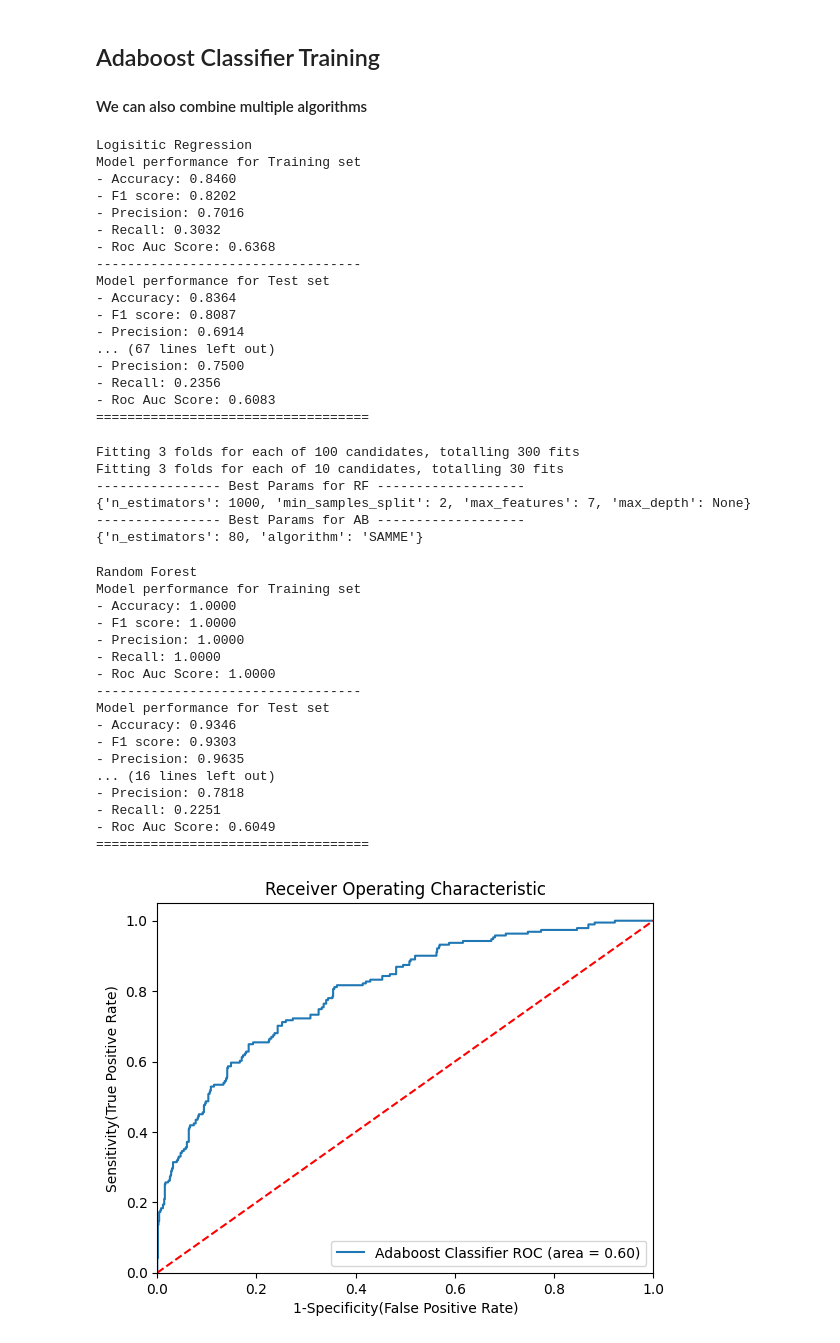
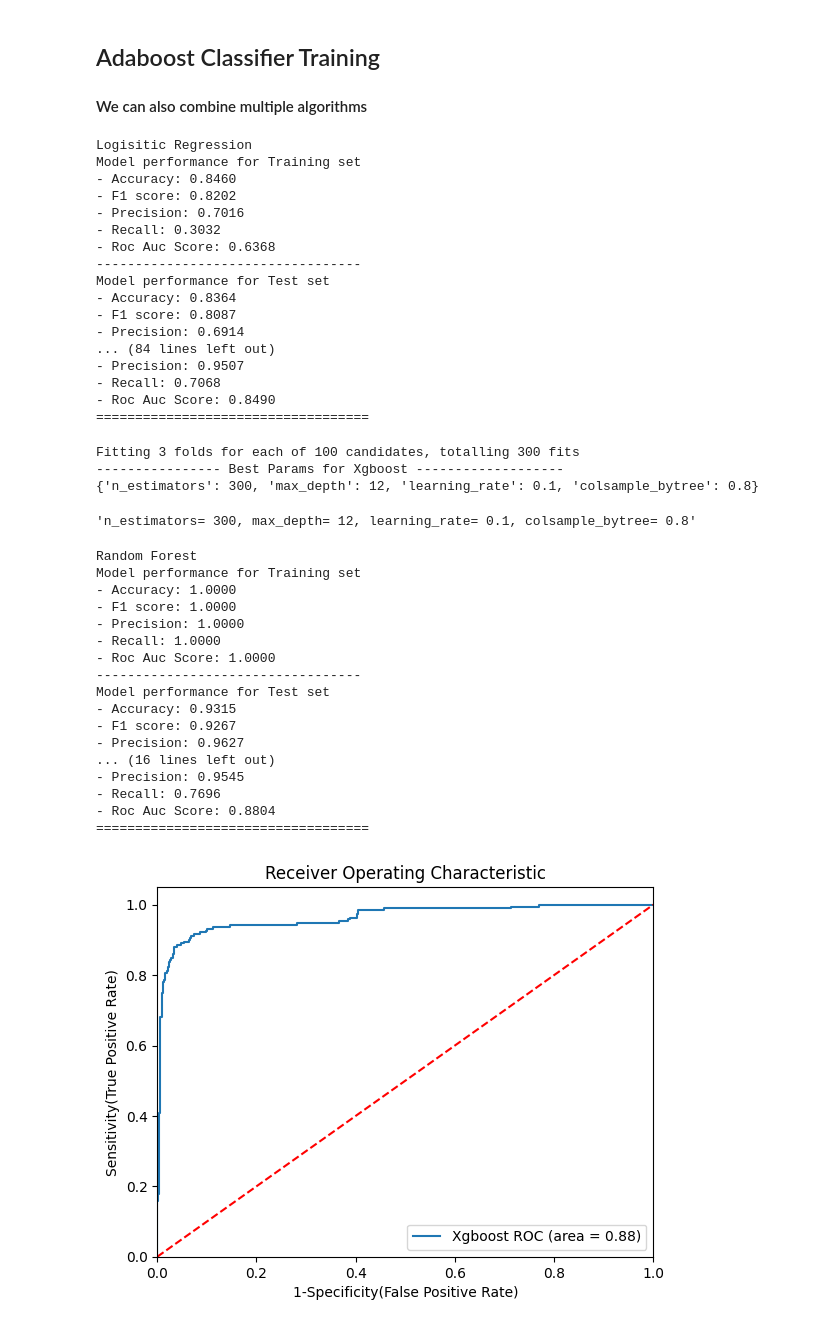
Before and after one commit to SEAFARI/ml, a Jupyter notebook: XgBoost/Classification/Holiday_package_prediction.ipynb, the cells around one changed output. Saved outputs shown, nothing was run; the diff lists cells and outputs as text; code cells hidden in the pictures.

Commit message:
Add Xgboost classifier implementation

```diff
--- a/XgBoost/Classification/Holiday_package_prediction.ipynb
+++ b/XgBoost/Classification/Holiday_package_prediction.ipynb
@@ -304,7 +311,8 @@ models={
     "Decision Tree":DecisionTreeClassifier(),
     "Random Forest":RandomForestClassifier(),
     "Gradient Boost":GradientBoostingClassifier(),
-    "Adaboost":AdaBoostClassifier()
+    "Adaboost":AdaBoostClassifier(),
+    "XgBoost": XGBClassifier()
 }
 for i in range(len(list(models))):
     model = list(models.values())[i]
@@ -367,8 +375,8 @@ Model performance for Test set
 - Accuracy: 0.8364
 - F1 score: 0.8087
 - Precision: 0.6914
-... (67 lines left out)
-- Precision: 0.7500
-- Recall: 0.2356
-- Roc Auc Score: 0.6083
+... (84 lines left out)
+- Precision: 0.9507
+- Recall: 0.7068
+- Roc Auc Score: 0.8490
 ===================================
@@ -385,8 +383,13 @@ adaboost_param={
+# %%
+## Hyperparameter Training
+xgboost_param={"learning_rate": [0.1, 0.01],
+                  "max_depth": [5, 8, 12, 20, 30],
+                  "n_estimators": [100, 200, 300],
+                  "colsample_bytree": [0.5, 0.8, 1, 0.3, 0.4]}
 # %%
 # Models list for Hyperparameter tuning
 randomcv_models = [
-                   ("RF", RandomForestClassifier(), rf_params),
-    ("AB", AdaBoostClassifier(), adaboost_param)
+    ("Xgboost", XGBClassifier(), xgboost_param)
 
                    ]
 # %%
@@ -408,17 +411,21 @@ for model_name in model_param:
     print(model_param[model_name])
 # %% [output]
 Fitting 3 folds for each of 100 candidates, totalling 300 fits
-Fitting 3 folds for each of 10 candidates, totalling 30 fits
----------------- Best Params for RF -------------------
-{'n_estimators': 1000, 'min_samples_split': 2, 'max_features': 7, 'max_depth': None}
----------------- Best Params for AB -------------------
-{'n_estimators': 80, 'algorithm': 'SAMME'}
+---------------- Best Params for Xgboost -------------------
+{'n_estimators': 300, 'max_depth': 12, 'learning_rate': 0.1, 'colsample_bytree': 0.8}
+# %%
+input = "'n_estimators': 300, 'max_depth': 12, 'learning_rate': 0.1, 'colsample_bytree': 0.8"
+
+input = input.replace(':',"=").replace("'","")
+input
+# %% [output]
+'n_estimators= 300, max_depth= 12, learning_rate= 0.1, colsample_bytree= 0.8'
 # %%
 models={
 
     "Random Forest":RandomForestClassifier(n_estimators=1000,min_samples_split=2,
                                           max_features=7,max_depth=None),
-    "Adaboost":AdaBoostClassifier(n_estimators=80, algorithm='SAMME')
+    "Xgboost": XGBClassifier(n_estimators= 300, max_depth= 12, learning_rate= 0.1, colsample_bytree= 0.8)
 }
 for i in range(len(list(models))):
     model = list(models.values())[i]
@@ -478,45 +485,45 @@ Model performance for Training set
 - Roc Auc Score: 1.0000
 ----------------------------------
 Model performance for Test set
-- Accuracy: 0.9346
-- F1 score: 0.9303
-- Precision: 0.9635
+- Accuracy: 0.9315
+- F1 score: 0.9267
+- Precision: 0.9627
 ... (16 lines left out)
-- Precision: 0.7818
-- Recall: 0.2251
-- Roc Auc Score: 0.6049
+- Precision: 0.9545
+- Recall: 0.7696
+- Roc Auc Score: 0.8804
 ===================================
 # %%
 ## Plot ROC AUC Curve
 from sklearn.metrics import roc_auc_score,roc_curve
 plt.figure()
 
 # Add the models to the list that you want to view on the ROC plot
 auc_models = [
 {
-    'label': 'Adaboost Classifier',
-    'model':AdaBoostClassifier(n_estimators=80, algorithm='SAMME'),
-    'auc':  0.6049
+    'label': 'Xgboost',
+    'model': XGBClassifier(subsample = 0.6, reg_lambda = 1, reg_alpha = 0.1, n_estimators = 1000, min_child_weight = 1, max_depth = 20, learning_rate = 0.01, gamma = 0.1, colsample_bytree = 0.8),
+    'auc': 0.8804
 },
 
 ]
 # create loop through all model
 for algo in auc_models:
     model = algo['model'] # select the model
     model.fit(X_train, y_train) # train the model
 # Compute False postive rate, and True positive rate
     fpr, tpr, thresholds = roc_curve(y_test, model.predict_proba(X_test)[:,1])
 # Calculate Area under the curve to display on the plot
     plt.plot(fpr, tpr, label='%s ROC (area = %0.2f)' % (algo['label'], algo['auc']))
 # Custom settings for the plot
 plt.plot([0, 1], [0, 1],'r--')
 plt.xlim([0.0, 1.0])
 plt.ylim([0.0, 1.05])
 plt.xlabel('1-Specificity(False Positive Rate)')
 plt.ylabel('Sensitivity(True Positive Rate)')
 plt.title('Receiver Operating Characteristic')
 plt.legend(loc="lower right")
 plt.savefig("auc.png")
 plt.show()
 # %% [output]
-[figure, old version]
+[figure, new version]
```
Also changed, not shown: parts of 4 cells of this notebook, 1 other file.
